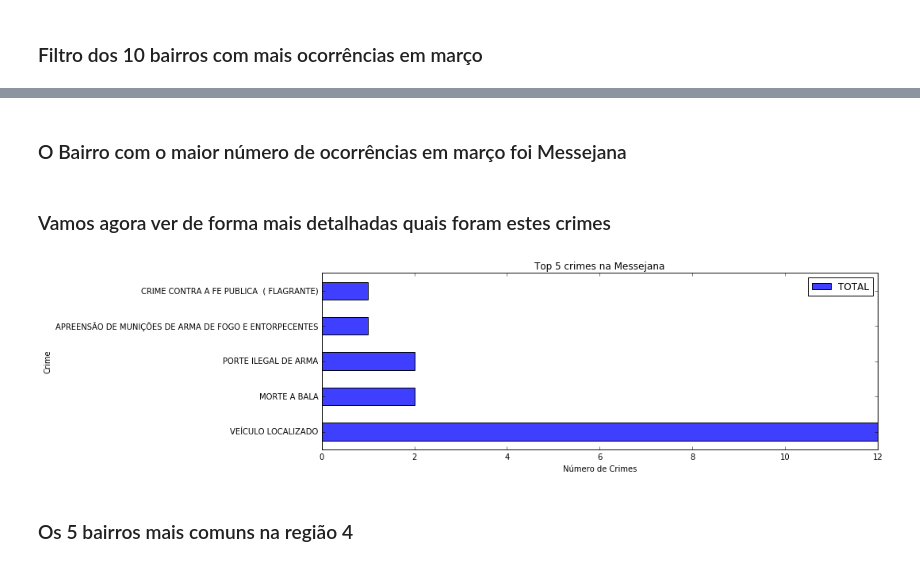
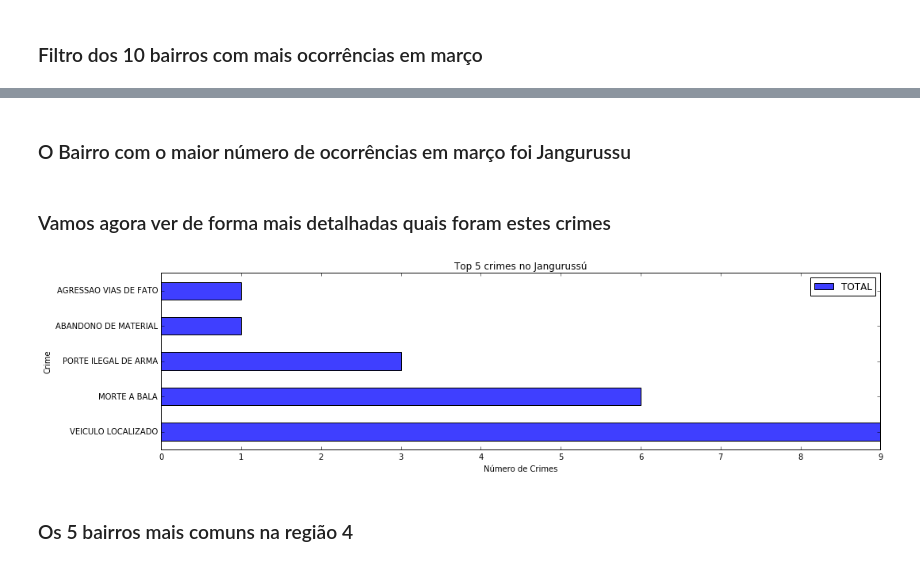
Before and after one commit to netodeolino/TCC, a Jupyter notebook: TCC 02/Resultados/Março/Março.ipynb, the cells around one changed output, grey strips where cells are left out. Saved outputs shown, nothing was run; the diff lists cells and outputs as text; code cells hidden in the pictures.

```diff
--- a/TCC 02/Resultados/Março/Março.ipynb
+++ b/TCC 02/Resultados/Março/Março.ipynb
@@ -210,9 +210,9 @@ plt.show()
 # %% [markdown]
-### O Bairro com o maior número de ocorrências em março foi Messejana
+### O Bairro com o maior número de ocorrências em março foi Jangurussu
 # %% [markdown]
 ### Vamos agora ver de forma mais detalhadas quais foram estes crimes
 # %%
-messejana = df_marco[df_marco['BAIRRO'] == 'MESSEJANA']
+messejana = df_marco[df_marco['BAIRRO'] == 'JANGURUSSU']
 crime_types = messejana[['NATUREZA DA OCORRÊNCIA']]
 crime_type_total = crime_types.groupby('NATUREZA DA OCORRÊNCIA').size()
 crime_type_counts = messejana[['NATUREZA DA OCORRÊNCIA']].groupby('NATUREZA DA OCORRÊNCIA').sum()
@@ -221,15 +221,15 @@ all_crime_types = crime_type_counts.sort_values(by='TOTAL', ascending=False)
 # %%
 all_crime_tipos_5 = all_crime_types.head(5)
 all_crime_tipos_5.plot(kind='barh', figsize=(15,4), color='#3f3fff')
-plt.title('Top 5 crimes na Messejana')
+plt.title('Top 5 crimes no Jangurussú')
 plt.xlabel('Número de Crimes')
 plt.ylabel('Crime')
 plt.tight_layout()
 ax = plt.gca()
 ax.xaxis.set_major_formatter(ticker.StrMethodFormatter('{x:,.0f}'))
 plt.show()
 # %% [output]
-[figure, old version]
+[figure, new version]
 # %% [markdown]
 ### Os 5 bairros mais comuns na região 4
 # %%
```
Also changed, not shown: parts of 7 cells of this notebook, 15 other files.
